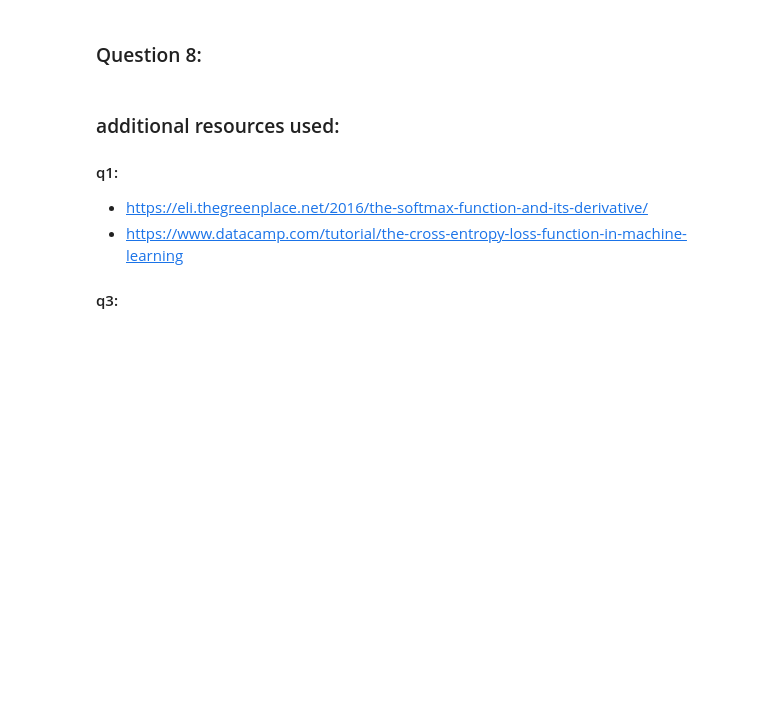
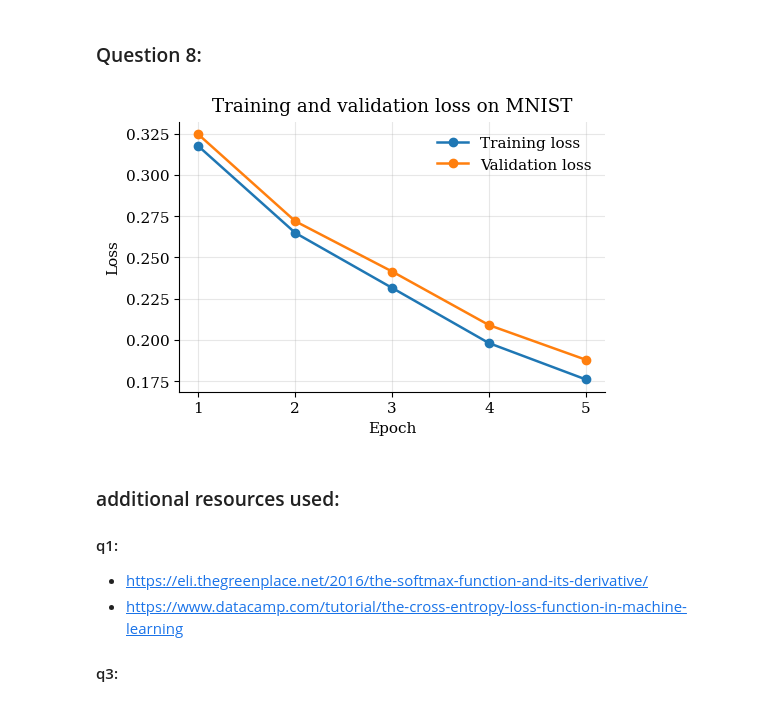
Before and after one commit to alisonattard/DeepLearning, a Jupyter notebook: Code.ipynb, the cells around one changed output. Cells and saved outputs as stored; diff of their text form; code cells hidden in the pictures; blank space fills up the shorter version.

```diff
--- a/Code.ipynb
+++ b/Code.ipynb
@@ -668 +723,22 @@ last 50 batches: 0.4772107100109508
+# %%
+print("train loss:", np.round(train_loss, 4))
+print("train acc: ", np.round(train_acc, 4))
+print("val loss:  ", np.round(val_loss, 4))
+print("val acc:   ", np.round(val_acc, 4))
+
+# plotting losses
+fig, ax = plt.subplots(figsize=(5.5, 3.5))
+epochs_axis = range(1, epochs + 1)
+ax.plot(epochs_axis, train_loss, linewidth=1.8, marker="o", label="Training loss")
+ax.plot(epochs_axis, val_loss, linewidth=1.8, marker="o", label="Validation loss")
+ax.set_xlabel("Epoch")
+ax.set_ylabel("Loss")
+ax.set_title("Training and validation loss on MNIST", loc="center", pad=8)
+ax.set_xticks(list(epochs_axis))
+ax.grid(True, alpha=0.3)
+ax.legend(frameon=False)
+fig.savefig("q8_train_val.pdf", bbox_inches="tight")
+plt.show()
+# %% [output]
+[figure, added]
 # %%
```
Also changed, not shown: parts of 4 cells of this notebook, 2 other files.
